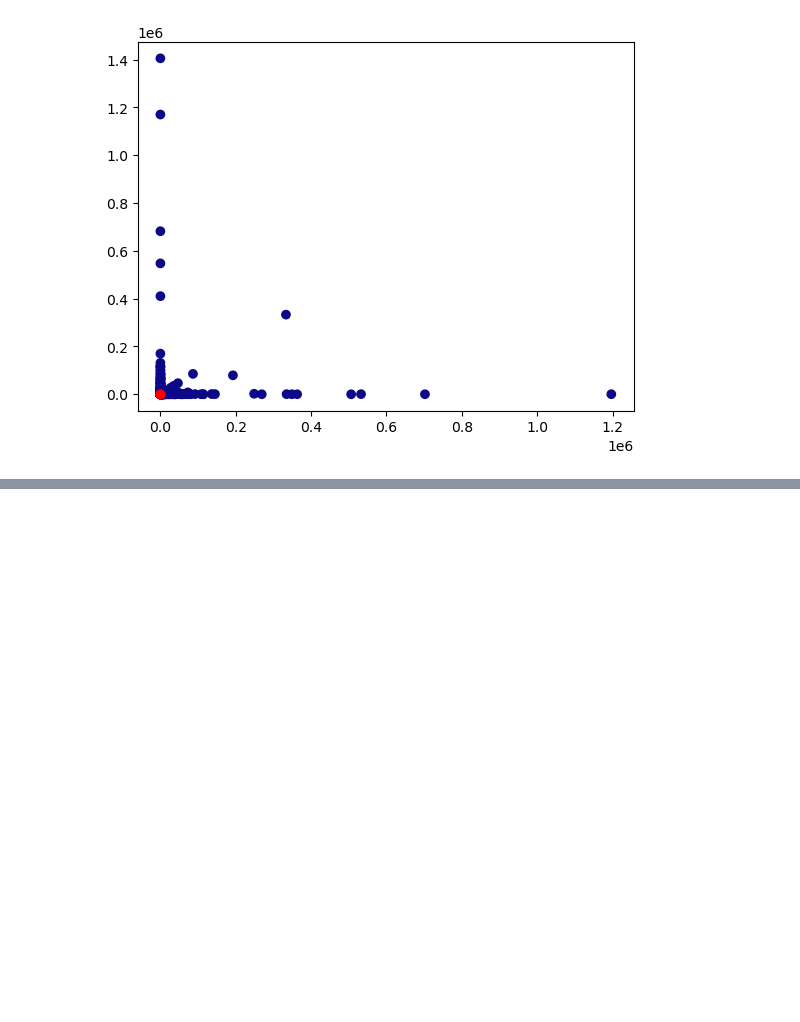
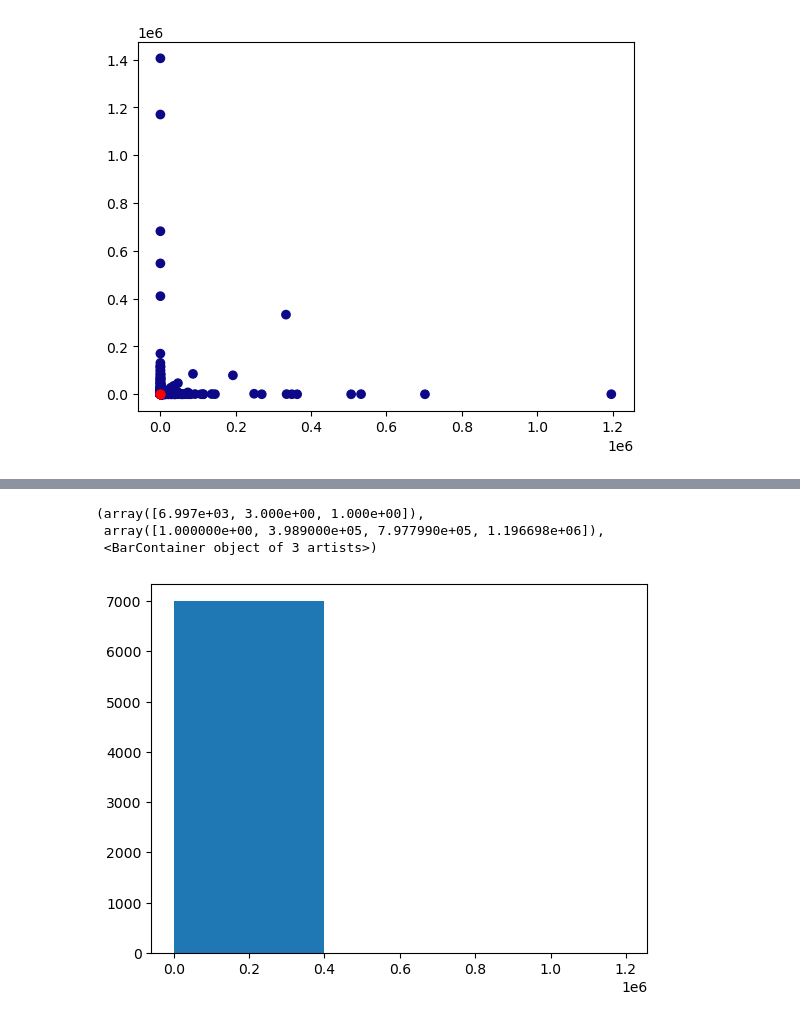
Before and after one commit to mohona-roy/introversion-extraversion-classification, a Jupyter notebook: Code.ipynb, the cells around one changed output, grey strips where cells are left out. Saved outputs shown, nothing was run; the diff lists cells and outputs as text; code cells hidden in the pictures; blank space fills up the shorter version.

```diff
--- a/Code.ipynb
+++ b/Code.ipynb
@@ -1037,0 +1004,7 @@ plt.scatter(centers[:, 0],  centers[:, 1], c='red')
+# %%
+plt.hist(metadata['introelapse'], bins = 3)
+# %% [output]
+(array([6.997e+03, 3.000e+00, 1.000e+00]),
+ array([1.000000e+00, 3.989000e+05, 7.977990e+05, 1.196698e+06]),
+ <BarContainer object of 3 artists>)
+[figure, added]
```
Also changed, not shown: parts of 17 cells of this notebook.
